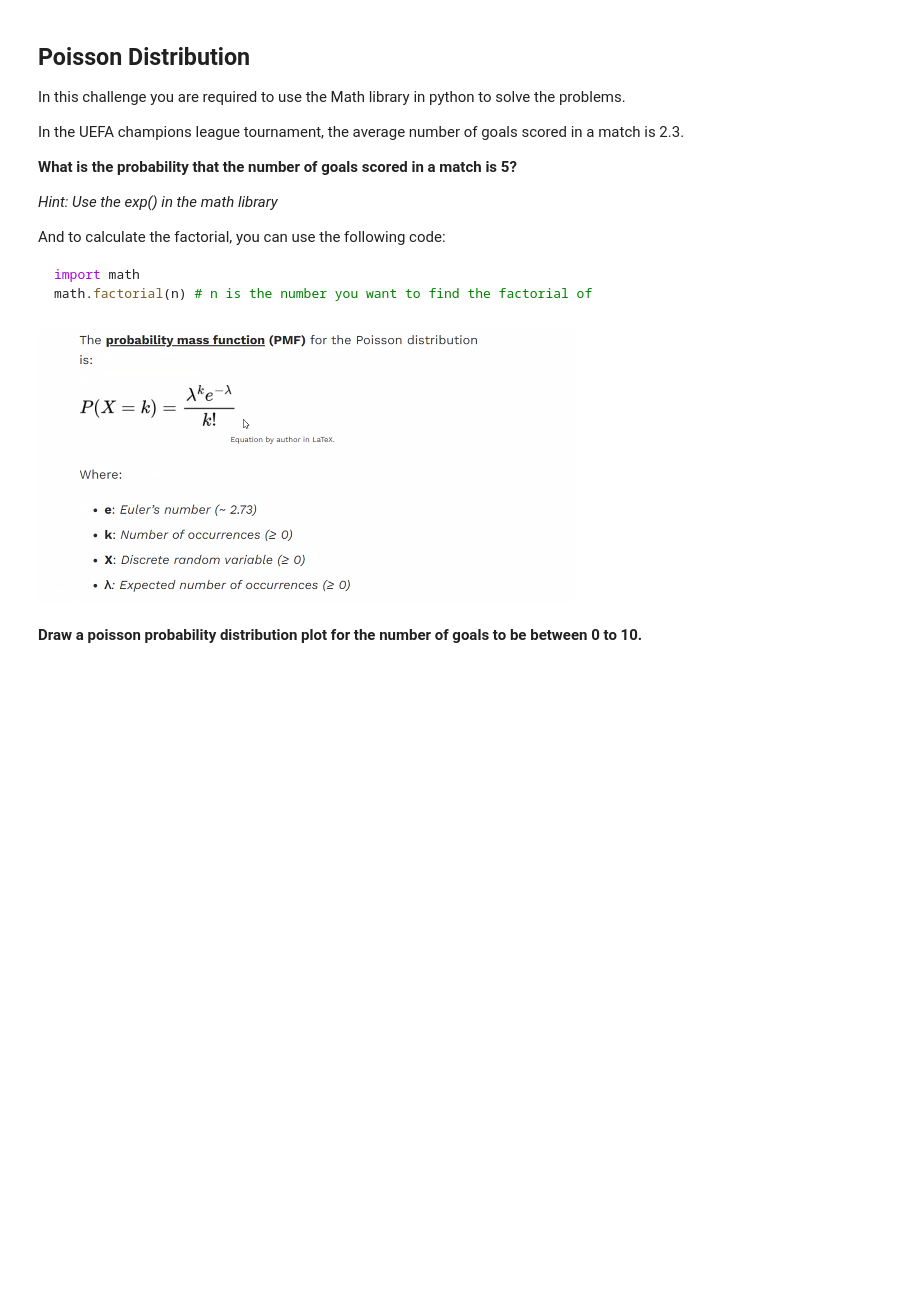
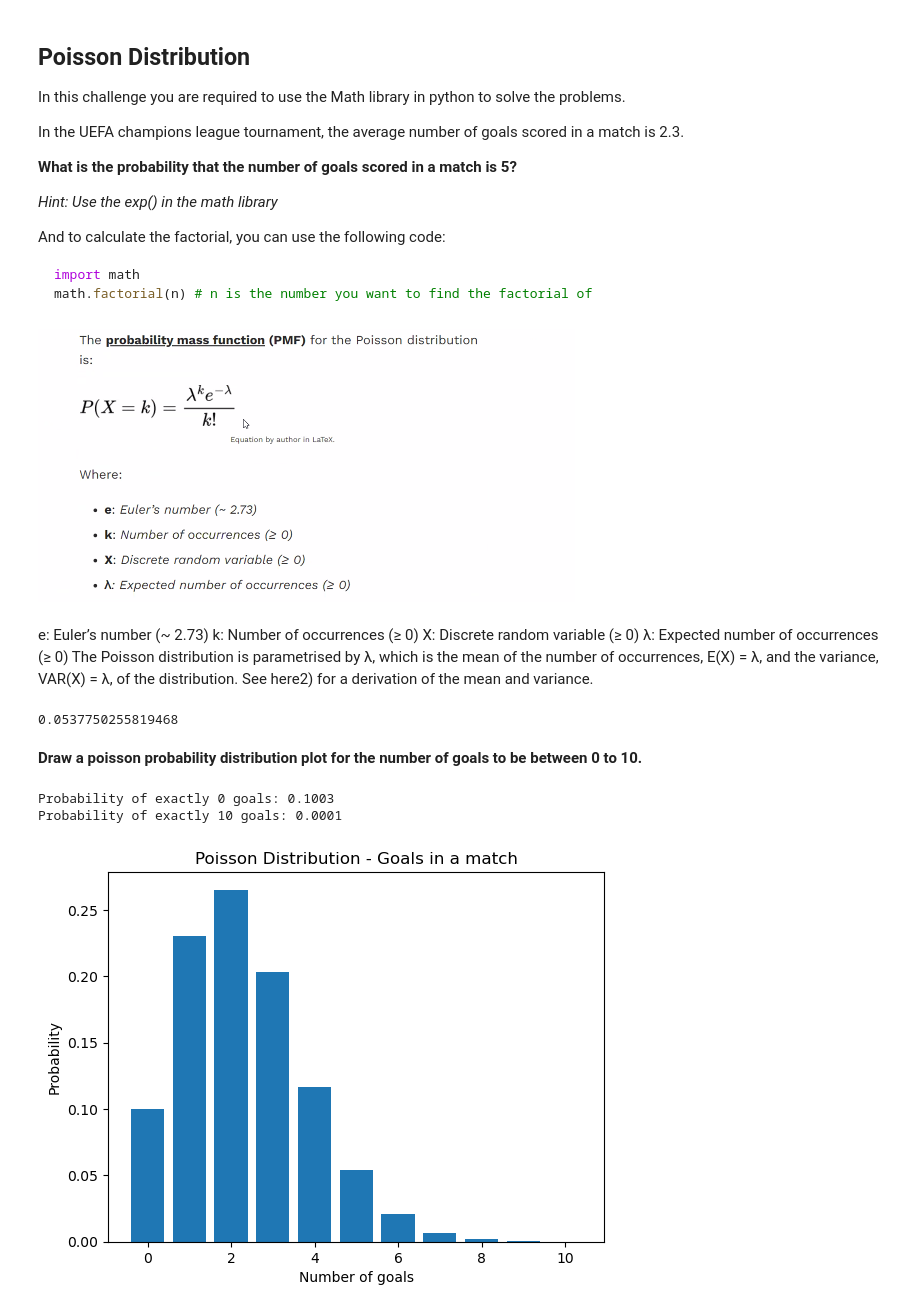
Before and after one commit to ironhack-labs/lab-discrete-probability-distributions-en, a Jupyter notebook: your-code/main.ipynb, the cells around one changed output. Drawn from its saved outputs; the diff is of its cells as text; code cells hidden in the pictures; blank space fills up the shorter version.

```diff
--- a/your-code/main.ipynb
+++ b/your-code/main.ipynb
@@ -112,2 +181,20 @@ math.factorial(n) # n is the number you want to find the factorial of
+# %% [markdown]
+e: Euler’s number (~ 2.73)
+k: Number of occurrences (≥ 0)
+X: Discrete random variable (≥ 0)
+λ: Expected number of occurrences (≥ 0)
+The Poisson distribution is parametrised by λ, which is the mean of the number of occurrences, E(X) = λ, and the variance, VAR(X) = λ, of the distribution. See here2) for a derivation of the mean and variance.
+# %%
+# your code here
+import math
+
+exp_number_of_occurrences = 2.3 #this is the lambda λ
+num_occurrences = 5 # this is what we want to happen K
+euler = 2.73 #just here to piss off e
+
+p = (exp_number_of_occurrences**num_occurrences * math.exp(-exp_number_of_occurrences))/math.factorial(num_occurrences)
+p
+# %% [output]
+0.0537750255819468
 # %% [markdown]
 **Draw a poisson probability distribution plot for the number of goals to be between 0 to 10.**
@@ -116,0 +201,38 @@ math.factorial(n) # n is the number you want to find the factorial of
+# %%
+# your code here
+# Please label the axes and give a title to the plot
+# in a poisson distribution we ASSUME the variance is equal to the mean
+
+import numpy as np
+from scipy.stats import poisson
+import matplotlib.pyplot as plt
+
+# Scenario: Football matches
+# Average goals per match is 2.3 (lambda = 2.3)
+lambda_rate = 2.3
+
+# Calculate probabilities for different numbers of goals per match
+# For instance, what's the probability of exactly 0 and 10 goals happening in a match?
+prob_0 = poisson.pmf(0, lambda_rate)
+prob_10 = poisson.pmf(10, lambda_rate)
+
+print(f"Probability of exactly 0 goals: {prob_0:.4f}")
+print(f"Probability of exactly 10 goals: {prob_10:.4f}")
+
+# Visualizing the distribution of goals
+# Generate a range of possible goals in a match
+k_values = np.arange(0, 11)
+
+# Calculate probability for each number of goals
+pmf_values = poisson.pmf(k_values, lambda_rate)
+
+# Create a bar plot
+plt.bar(k_values, pmf_values)
+plt.title("Poisson Distribution - Goals in a match")
+plt.xlabel("Number of goals")
+plt.ylabel("Probability")
+plt.show()
+# %% [output]
+Probability of exactly 0 goals: 0.1003
+Probability of exactly 10 goals: 0.0001
+[figure, added]
```
Also changed, not shown: parts of 12 cells of this notebook.
